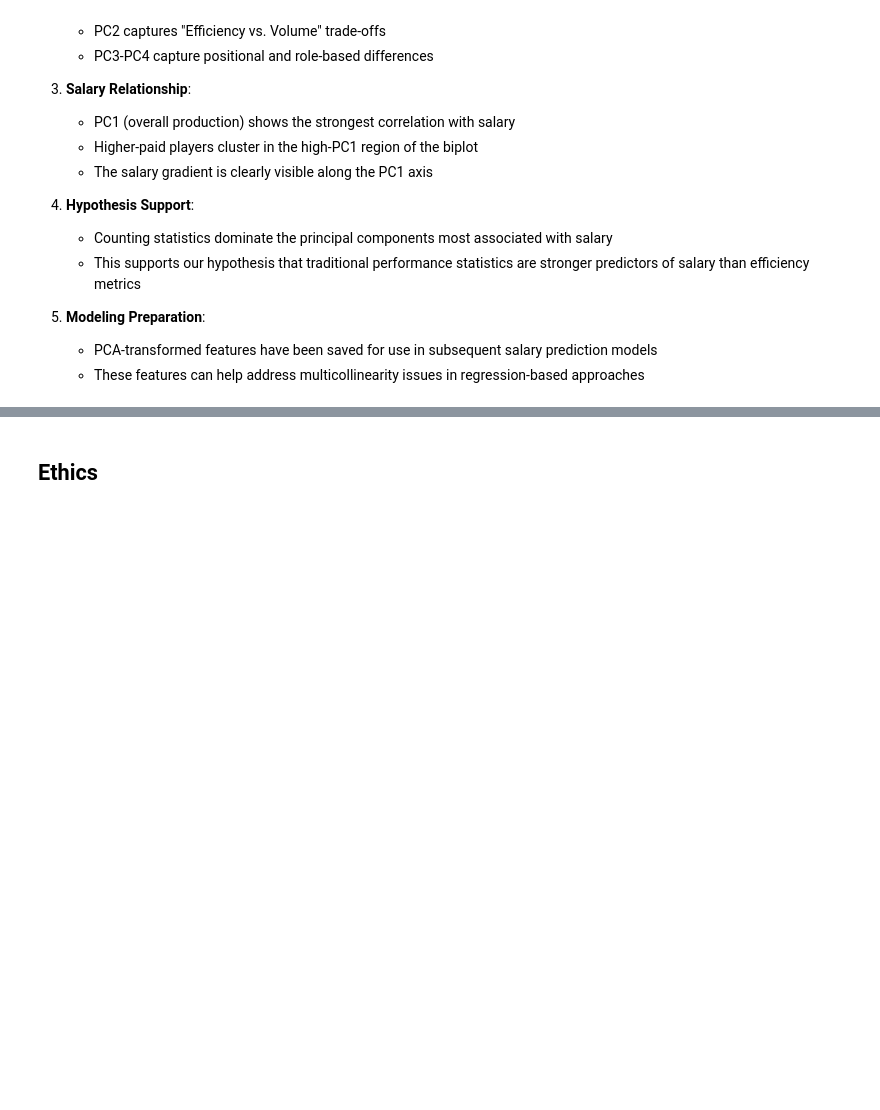
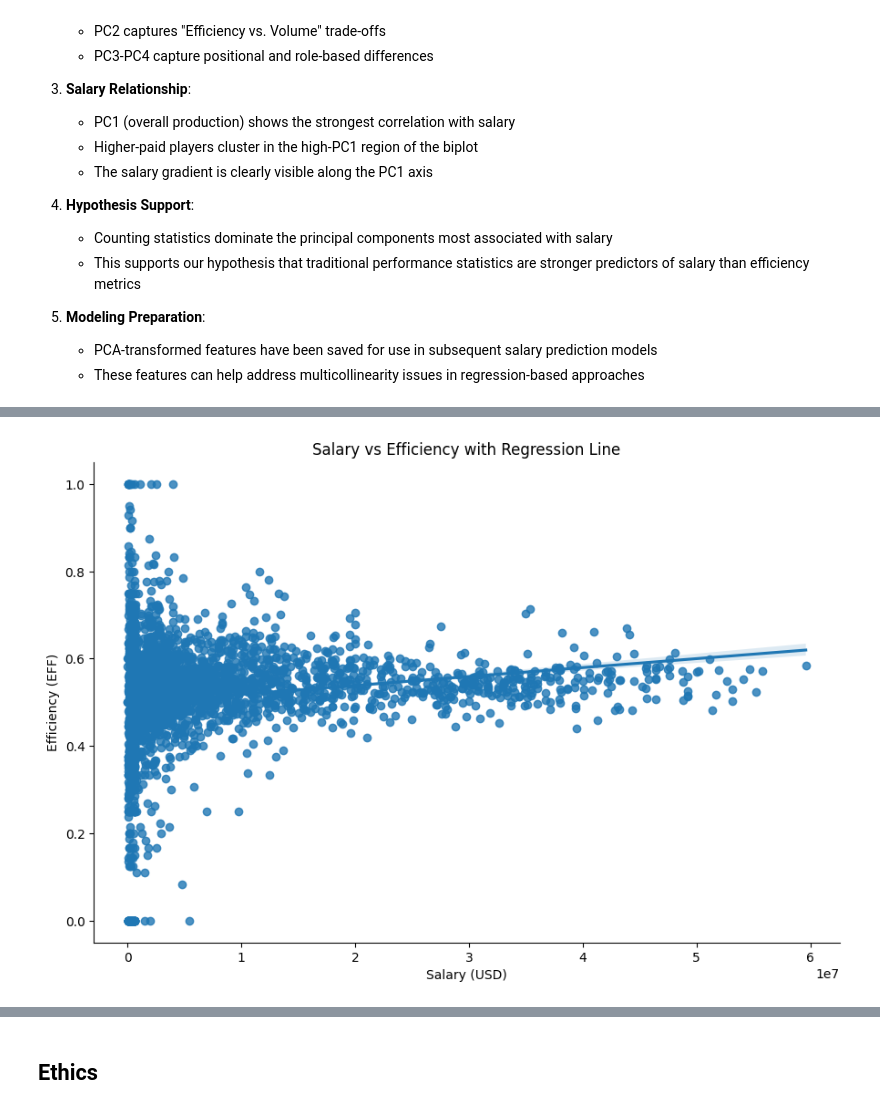
Before and after one commit to COGS108/Group074_WI26, a Jupyter notebook: 02-EDACheckpoint.ipynb, the cells around one changed output, grey strips where cells are left out. Drawn from its saved outputs; the diff is of its cells as text; code cells hidden in the pictures; blank space fills up the shorter version.

```diff
--- a/02-EDACheckpoint.ipynb
+++ b/02-EDACheckpoint.ipynb
@@ -1216,0 +1365,9 @@ Summary of PCA Analysis:
+# %%
+#Efficiency vis
+sns.lmplot(x="Salary", y="e_fg_percent", data=final_df, height=6, aspect=1.5)
+plt.title("Salary vs Efficiency with Regression Line")
+plt.xlabel("Salary (USD)")
+plt.ylabel("Efficiency (EFF)")
+plt.show()
+# %% [output]
+[figure, added]
```
Also changed, not shown: parts of 16 cells of this notebook.
